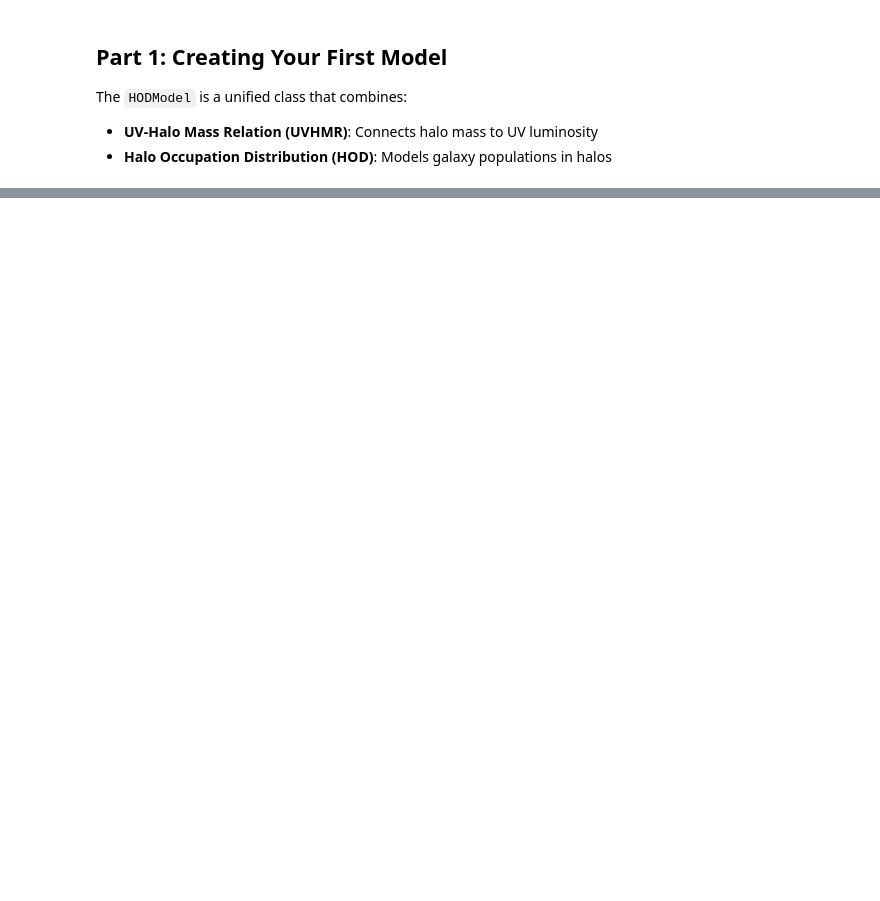
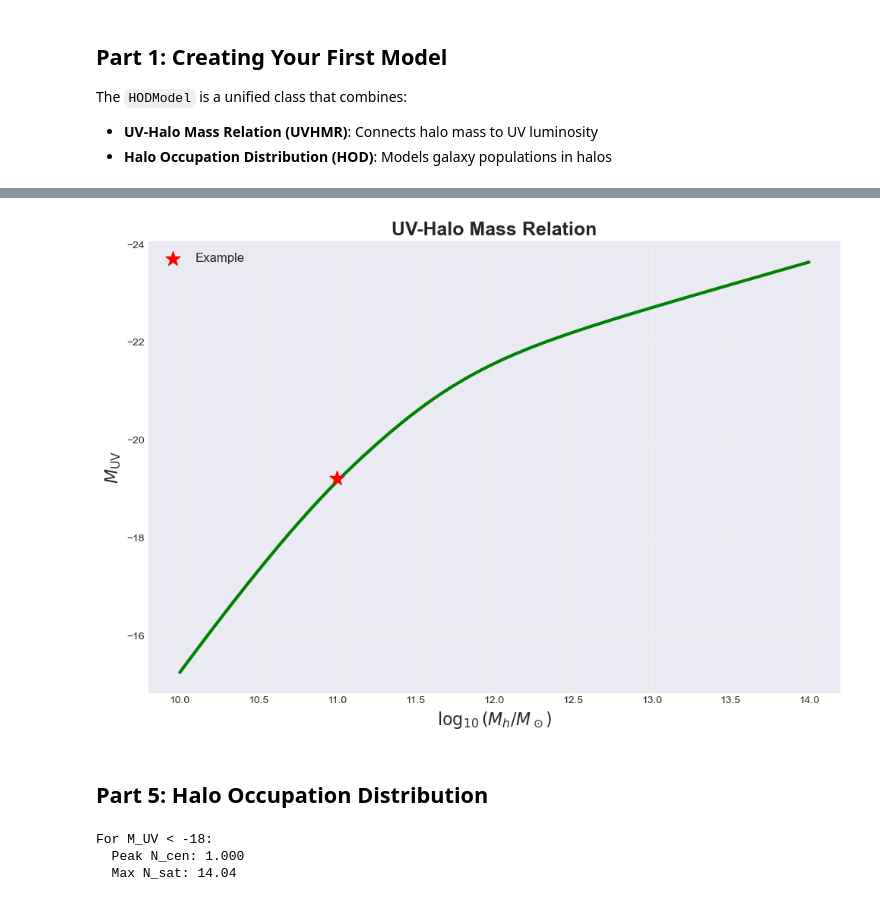
Before and after one commit to mShuntov/uvlf-hod, a Jupyter notebook: examples/basic_usage.ipynb, the cells around one changed output, grey strips where cells are left out. Cells and saved outputs as stored; diff of their text form; code cells hidden in the pictures; blank space fills up the shorter version.

```diff
--- a/examples/basic_usage.ipynb
+++ b/examples/basic_usage.ipynb
@@ -434,0 +162,39 @@ UVHMR Parameters:
+# %%
+# Plot UVHMR
+Mh_array = np.logspace(10, 14, 100)
+MUV_array = model.MUV(Mh_array)
+
+fig, ax = plt.subplots(figsize=(10, 7))
+
+ax.plot(np.log10(Mh_array), MUV_array, 'g-', linewidth=3)
+ax.scatter(np.log10(Mh_example), MUV_example, s=200, c='red',
+           marker='*', zorder=5, label=f'Example')
+
+ax.set_xlabel(r'$\log_{10}(M_h / M_\odot)$', fontsize=16)
+ax.set_ylabel(r'$M_{\rm UV}$', fontsize=16)
+ax.set_title('UV-Halo Mass Relation', fontsize=18, fontweight='bold')
+ax.invert_yaxis()
+ax.legend(fontsize=12)
+ax.grid(True, alpha=0.3)
+
+plt.tight_layout()
+plt.show()
+# %% [output]
+[figure, added]
+# %% [markdown]
+## Part 5: Halo Occupation Distribution
+# %%
+MUV_thresh = -18
+Mh_range = np.logspace(10, 14, 100)
+
+N_cen = model.Ncen(Mh_range, MUV_thresh)
+N_sat = model.Nsat(Mh_range, MUV_thresh)
+N_tot = model.Ngal(Mh_range, MUV_thresh)
+
+print(f"For M_UV < {MUV_thresh}:")
+print(f"  Peak N_cen: {N_cen.max():.3f}")
+print(f"  Max N_sat: {N_sat.max():.2f}")
+# %% [output]
+For M_UV < -18:
+  Peak N_cen: 1.000
+  Max N_sat: 14.04
```
Also changed, not shown: parts of 41 cells of this notebook, 6 other files.
